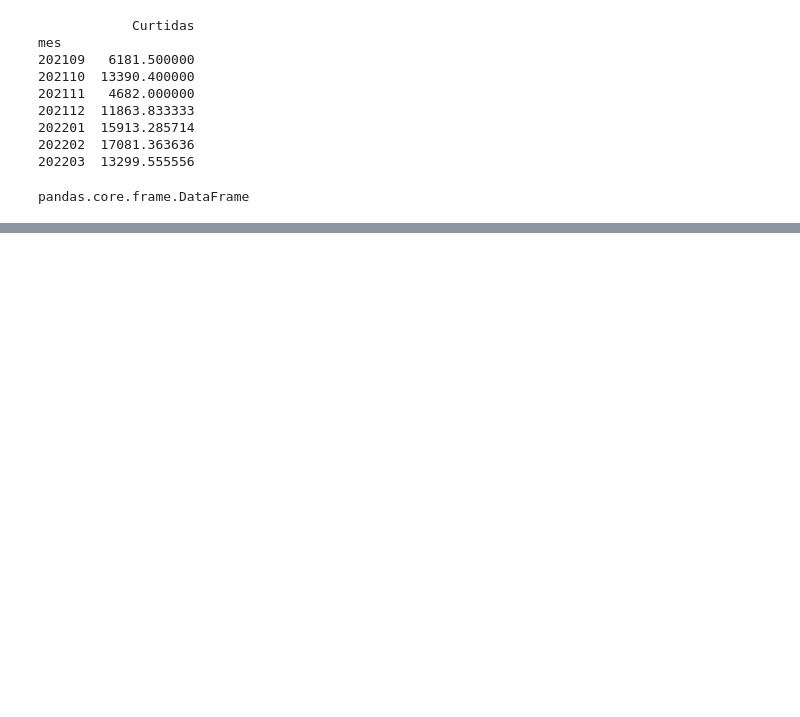
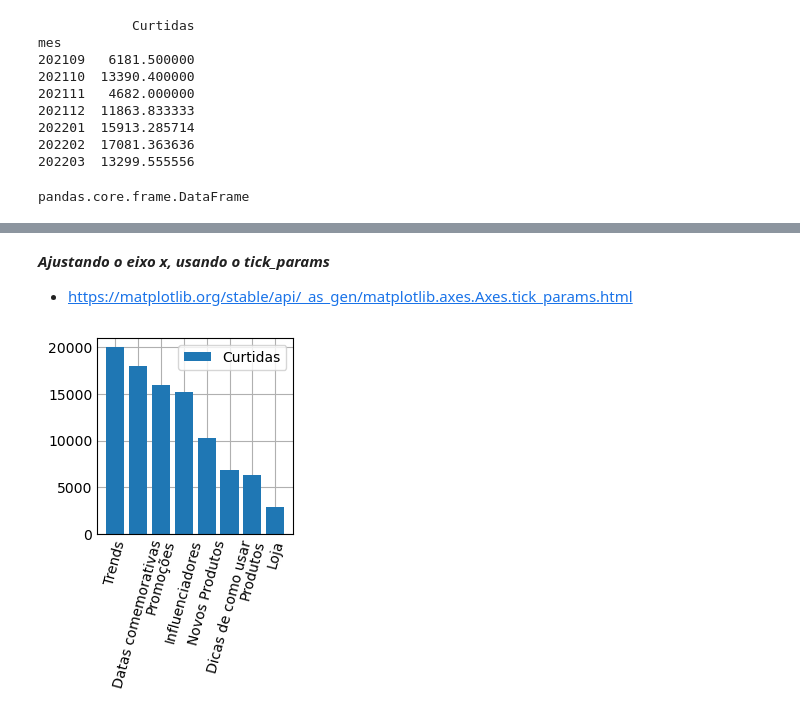
Before and after one commit to GuilhermeBaesse/Matplotlib, a Jupyter notebook: Matplotlib.ipynb, the cells around one changed output, grey strips where cells are left out. Cells and saved outputs as stored; diff of their text form; code cells hidden in the pictures; blank space fills up the shorter version.

```diff
--- a/Matplotlib.ipynb
+++ b/Matplotlib.ipynb
@@ -245,0 +374,15 @@ base[base.mes>=202202].sort_values(["mes","Curtidas"], ascending=False)
+# %% [markdown]
+***Ajustando o eixo x, usando o tick_params***
+* https://matplotlib.org/stable/api/_as_gen/matplotlib.axes.Axes.tick_params.html
+# %%
+fig, ax = plt.subplots()
+
+ax.bar(x, y, label="Curtidas")
+
+ax.tick_params('x', labelrotation=75) # Rotacionando as legendas
+
+ax.legend() # adicionando legenda
+
+plt.show()
+# %% [output]
+[figure, added]
```
Also changed, not shown: parts of 51 cells of this notebook.
